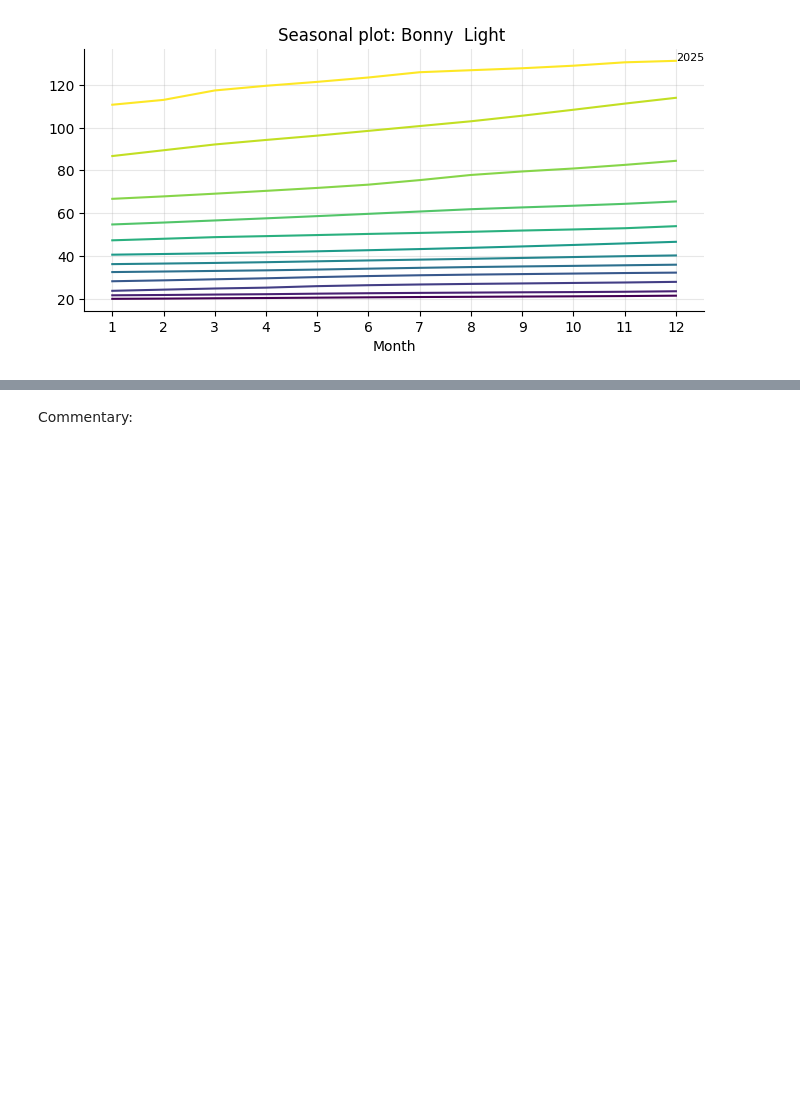
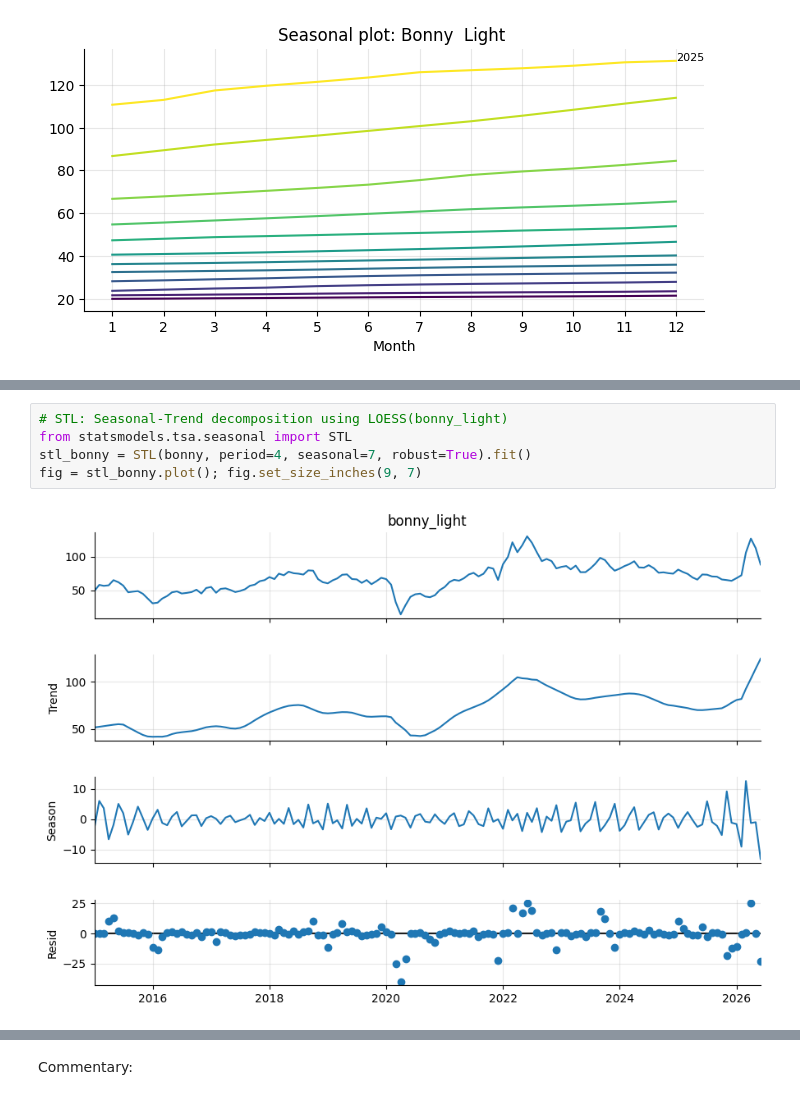
Before and after one commit to Favour-Fregene/NUTDTS816_Course_Repository, a Jupyter notebook: notebooks/assessments/CS1_starter.ipynb, the cells around one changed output, grey strips where cells are left out. Drawn from its saved outputs; the diff is of its cells as text; blank space fills up the shorter version.

```diff
--- a/notebooks/assessments/CS1_starter.ipynb
+++ b/notebooks/assessments/CS1_starter.ipynb
@@ -139,0 +177,7 @@ plt.show()
+# %%
+# STL: Seasonal-Trend decomposition using LOESS(bonny_light)
+from statsmodels.tsa.seasonal import STL
+stl_bonny = STL(bonny, period=4, seasonal=7, robust=True).fit()
+fig = stl_bonny.plot(); fig.set_size_inches(9, 7)
+# %% [output]
+[figure, added]
```
Also changed, not shown: parts of 3 cells of this notebook.
